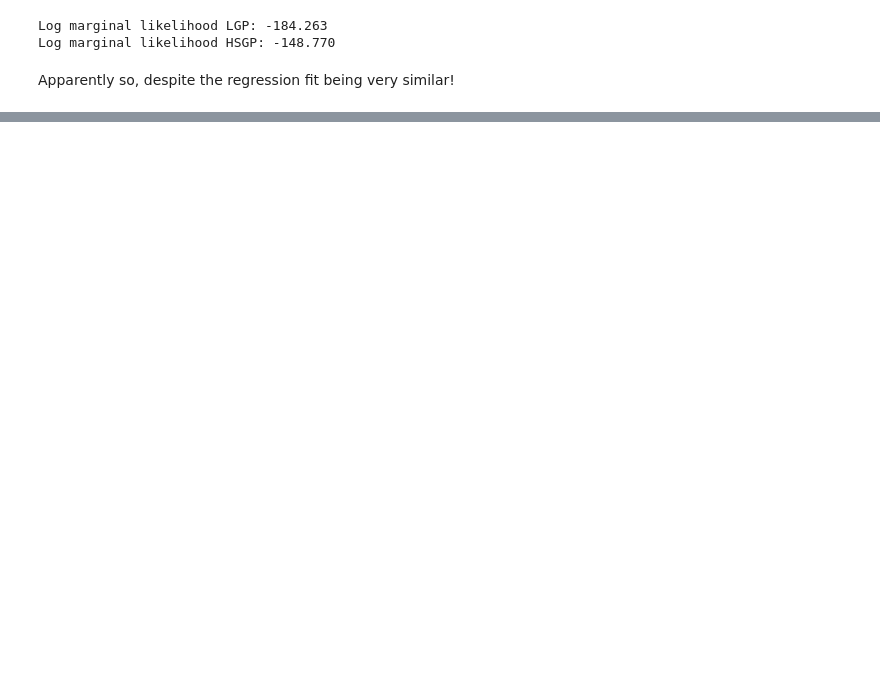
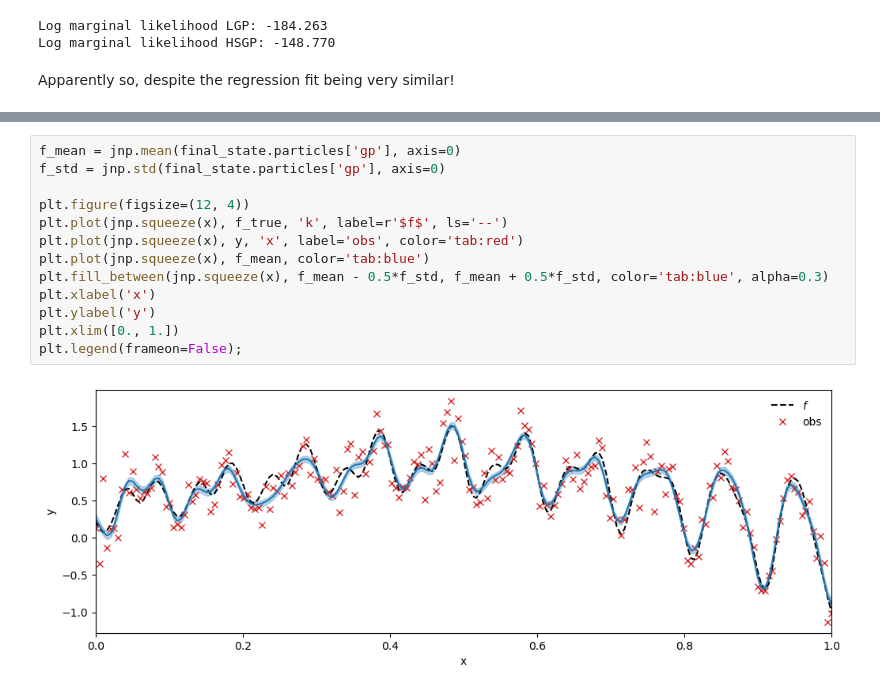
Before and after one commit to UncertaintyInComplexSystems/bamojax, a Jupyter notebook: bamojax/examples/bnp/gaussian_process_regression.ipynb, the cells around one changed output, grey strips where cells are left out. Drawn from its saved outputs; the diff is of its cells as text; blank space fills up the shorter version.

```diff
--- a/bamojax/examples/bnp/gaussian_process_regression.ipynb
+++ b/bamojax/examples/bnp/gaussian_process_regression.ipynb
@@ -524,0 +663,15 @@ Apparently so, despite the regression fit being very similar!
+# %%
+f_mean = jnp.mean(final_state.particles['gp'], axis=0)
+f_std = jnp.std(final_state.particles['gp'], axis=0)
+
+plt.figure(figsize=(12, 4))
+plt.plot(jnp.squeeze(x), f_true, 'k', label=r'$f$', ls='--')
+plt.plot(jnp.squeeze(x), y, 'x', label='obs', color='tab:red')
+plt.plot(jnp.squeeze(x), f_mean, color='tab:blue')
+plt.fill_between(jnp.squeeze(x), f_mean - 0.5*f_std, f_mean + 0.5*f_std, color='tab:blue', alpha=0.3)
+plt.xlabel('x')
+plt.ylabel('y')
+plt.xlim([0., 1.])
+plt.legend(frameon=False);
+# %% [output]
+[figure, added]
```
Also changed, not shown: parts of 15 cells of this notebook, 12 other files.
